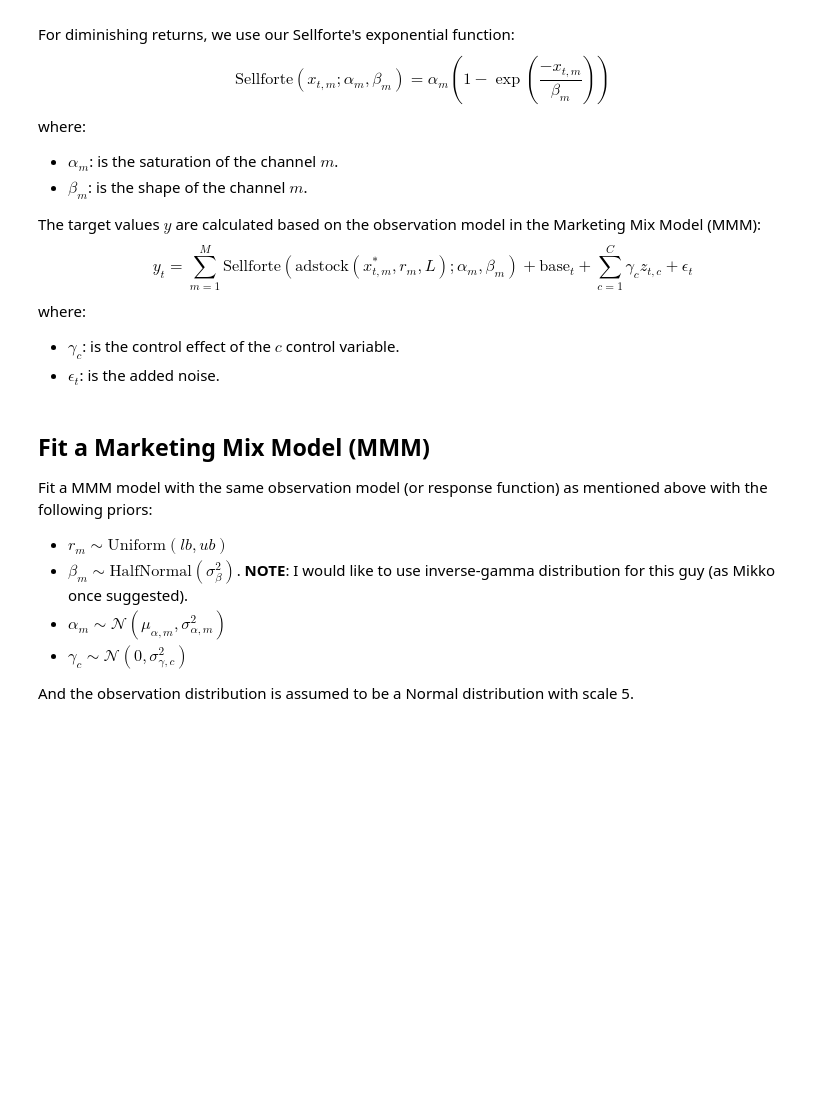
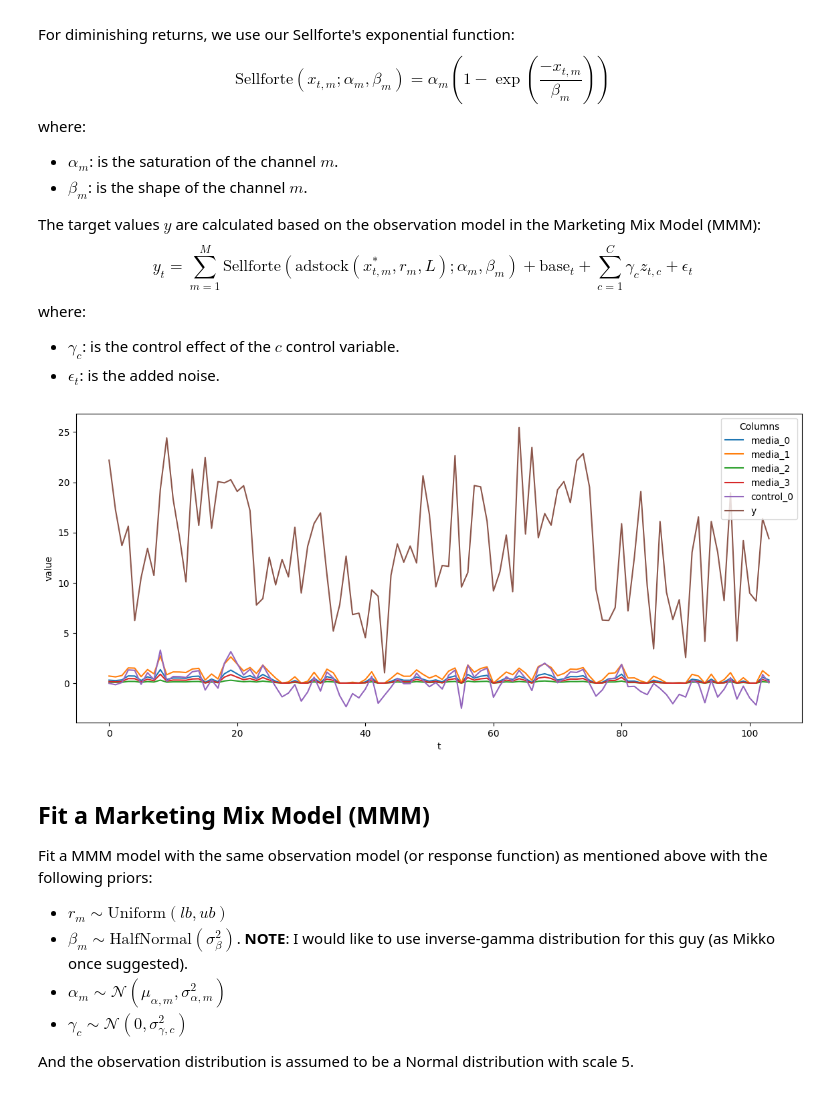
Before and after one commit to triluu03/bedmmm, a Jupyter notebook: demo/demo_mmm.ipynb, the cells around one changed output. Drawn from its saved outputs; the diff is of its cells as text; code cells hidden in the pictures; blank space fills up the shorter version.

```diff
--- a/demo/demo_mmm.ipynb
+++ b/demo/demo_mmm.ipynb
@@ -114,6 +115,23 @@ figure = px.line(
     y=data.columns,
 )
 figure.show()
+# %%
+fig, ax = plt.subplots(figsize=(14, 6))
+
+for column in data.columns:
+    ax.plot(
+        data.with_row_index("time_index")["time_index"],
+        data[column],
+        label=column,
+    )
+
+ax.set_xlabel("t")
+ax.set_ylabel("value")
+ax.legend(title="Columns")
+
+plt.show()
+# %% [output]
+[figure, added]
 # %% [markdown]
 ## Fit a Marketing Mix Model (MMM)
 
```
Also changed, not shown: parts of 2 cells of this notebook.
